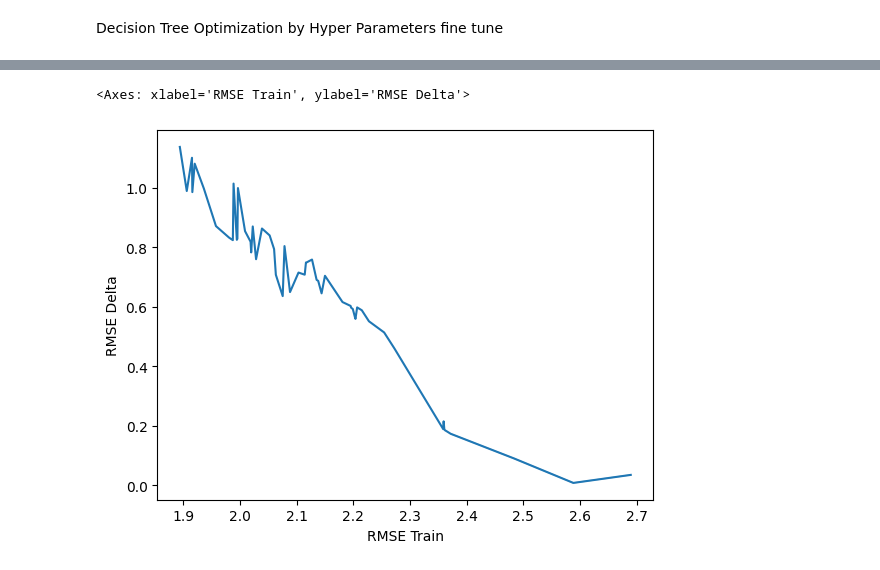
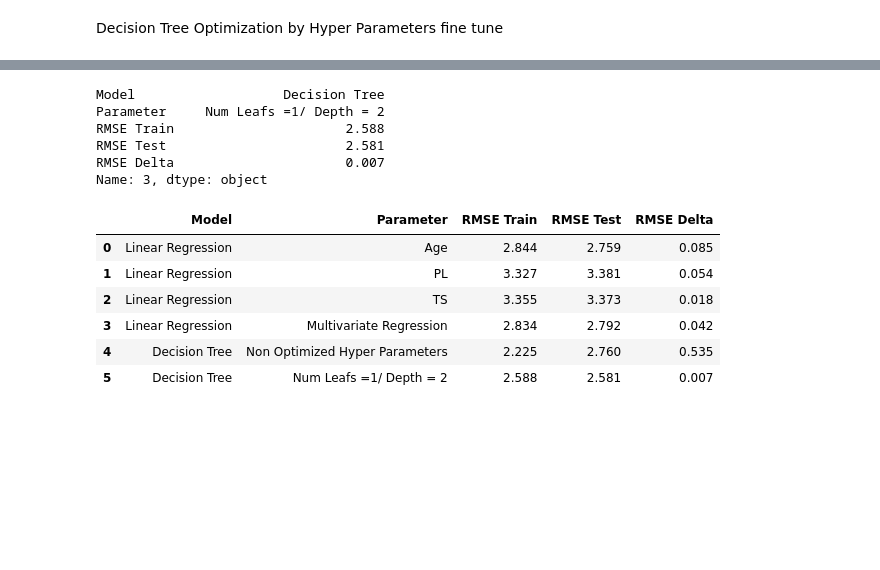
Before and after one commit to doctorf72/Naya_ML_RegressionProject, a Jupyter notebook: Regression_Project.ipynb, the cells around one changed output, grey strips where cells are left out. Saved outputs shown, nothing was run; the diff lists cells and outputs as text; code cells hidden in the pictures; blank space fills up the shorter version.

```diff
--- a/Regression_Project.ipynb
+++ b/Regression_Project.ipynb
@@ -860,5 +854,22 @@ sns.lineplot(data = DT_ModelsCompare, x = DT_ModelsCompare['RMSE Test'], y = DT_
-# %%
-sns.lineplot(data = DT_ModelsCompare, x = DT_ModelsCompare['RMSE Train'], y = DT_ModelsCompare['RMSE Delta'])
-# %% [output]
-<Axes: xlabel='RMSE Train', ylabel='RMSE Delta'>
-[figure, removed]
+# %%
+DT_min_RMSE = DT_ModelsCompare.loc[DT_ModelsCompare['RMSE Delta'].idxmin()]
+DT_min_RMSE
+# %% [output]
+Model                   Decision Tree
+Parameter     Num Leafs =1/ Depth = 2
+RMSE Train                      2.588
+RMSE Test                       2.581
+RMSE Delta                      0.007
+Name: 3, dtype: object
+# %%
+ModelsCompare.loc[len(ModelsCompare.index)] = [DT_min_RMSE.loc['Model'], DT_min_RMSE.loc['Parameter'], DT_min_RMSE.loc['RMSE Train'], DT_min_RMSE.loc['RMSE Test'], DT_min_RMSE.loc['RMSE Delta']]
+# %%
+ModelsCompare
+# %% [output]
+|  | Model | Parameter | RMSE Train | RMSE Test | RMSE Delta |
+| 0 | Linear Regression | Age | 2.844 | 2.759 | 0.085 |
+| 1 | Linear Regression | PL | 3.327 | 3.381 | 0.054 |
+| 2 | Linear Regression | TS | 3.355 | 3.373 | 0.018 |
+| 3 | Linear Regression | Multivariate Regression | 2.834 | 2.792 | 0.042 |
+| 4 | Decision Tree | Non Optimized Hyper Parameters | 2.225 | 2.760 | 0.535 |
+| 5 | Decision Tree | Num Leafs =1/ Depth = 2 | 2.588 | 2.581 | 0.007 |
```
Also changed, not shown: parts of 4 cells of this notebook.
